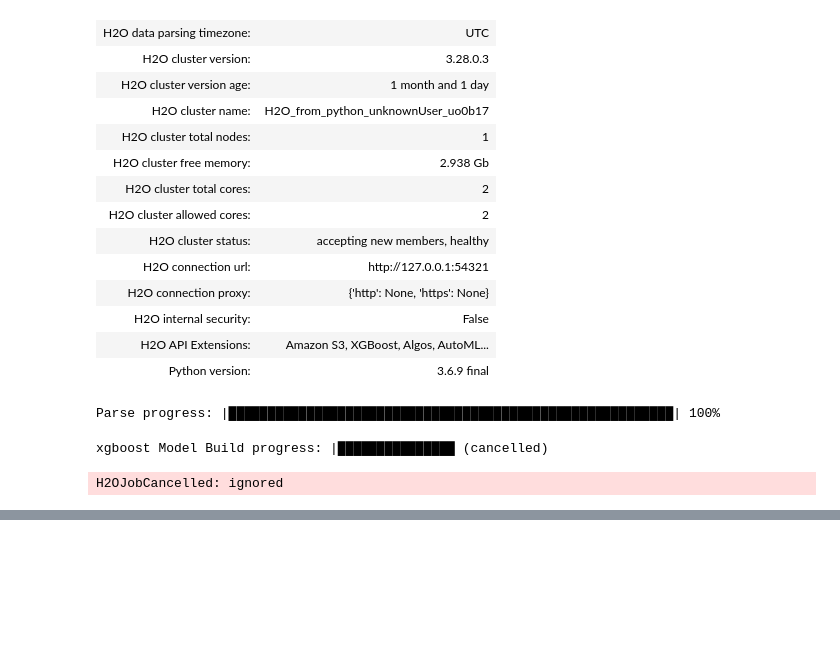
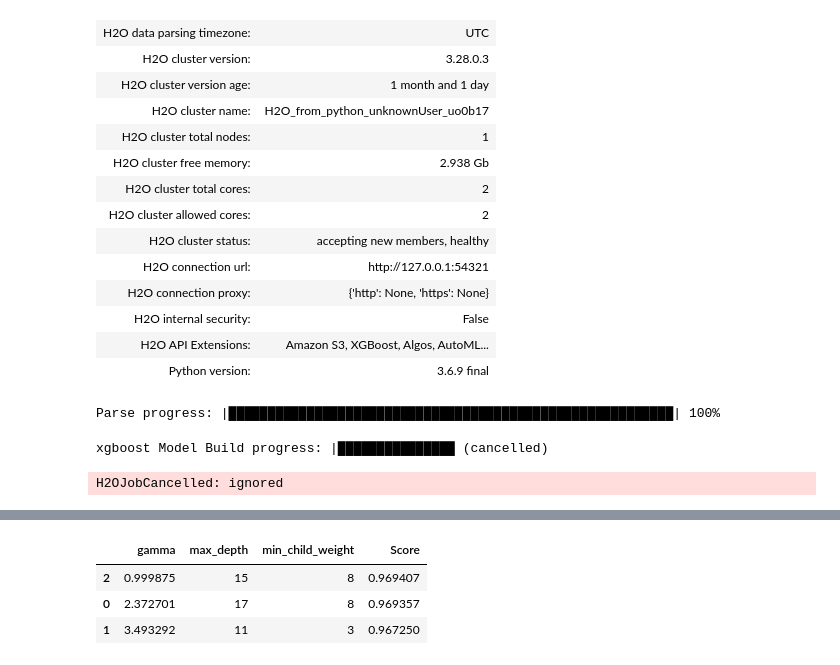
Before and after one commit to kenzaxtazi/agri-risk, a Jupyter notebook: Model_exploration_Raghul.ipynb, the cells around one changed output, grey strips where cells are left out. Saved outputs shown, nothing was run; the diff lists cells and outputs as text; code cells hidden in the pictures; blank space fills up the shorter version.

```diff
--- a/Model_exploration_Raghul.ipynb
+++ b/Model_exploration_Raghul.ipynb
@@ -1300,0 +1437,14 @@ H2OJobCancelled: ignored
+# %%
+xgb_model = xgb.XGBRegressor(tree_method='gpu_hist', objective="reg:squarederror")
+# %%
+parameter_grid = {
+
+  'min_child_weight': sp_randint(1,10),
+  'max_depth':  sp_randint(5,20),
+  'gamma': uniform(0.5, 5),
+  #'subsample': uniform(0.6, 1),
+ # 'colsample_bytree': uniform(0.6,1),
+
+}
+# %%
+random_search_xgb = RandomizedSearchCV(xgb_model, parameter_grid, cv=5, n_jobs=-1, random_state=42, verbose=10, error_score='raise', n_iter=3)
@@ -1300,0 +1456,2 @@ H2OJobCancelled: ignored
+# %%
+random_search_xgb.fit(train_set_x_reduced,train_set_y)
@@ -1300,0 +1482,9 @@ H2OJobCancelled: ignored
+# %%
+result = pd.concat([pd.DataFrame(random_search_xgb.cv_results_["params"]),pd.DataFrame(random_search_xgb.cv_results_["mean_test_score"], columns=["Score"])],axis=1)
+result.sort_values(by="Score", ascending=False, inplace=True)
+result
+# %% [output]
+|  | gamma | max_depth | min_child_weight | Score |
+| 2 | 0.999875 | 15 | 8 | 0.969407 |
+| 0 | 2.372701 | 17 | 8 | 0.969357 |
+| 1 | 3.493292 | 11 | 3 | 0.967250 |
```
Also changed, not shown: parts of 32 cells of this notebook.
